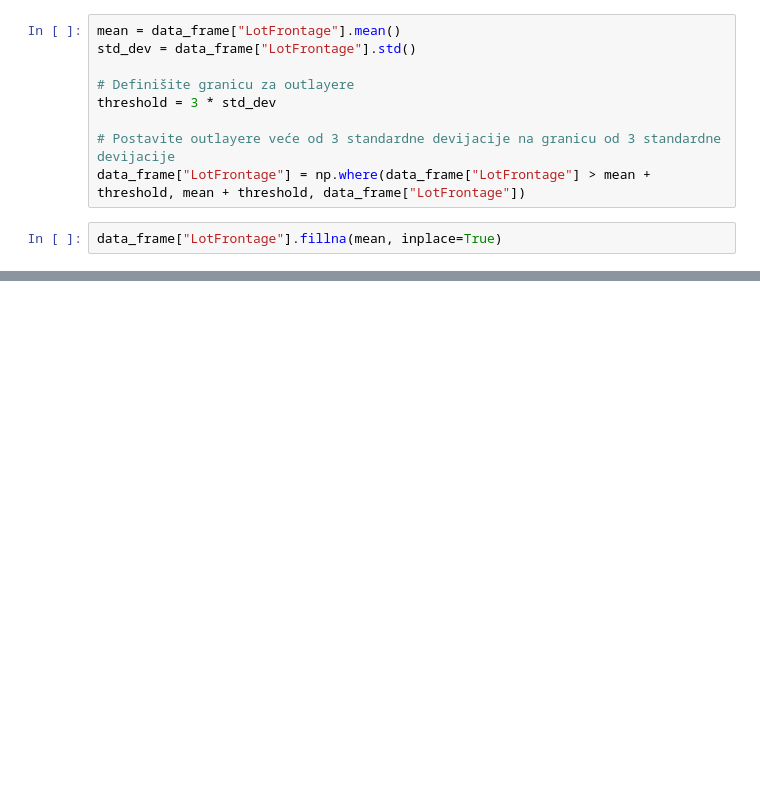
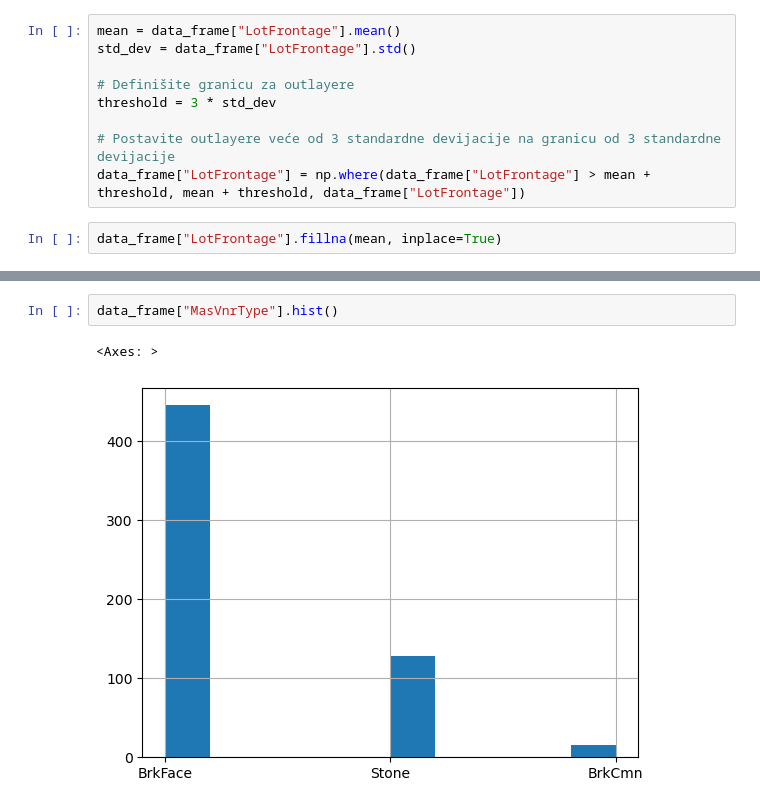
Before and after one commit to kristijanpetronijevic/kaggle_house_prices, a Jupyter notebook: train.ipynb, the cells around one changed output, grey strips where cells are left out. Drawn from its saved outputs; the diff is of its cells as text; blank space fills up the shorter version.

```diff
--- a/train.ipynb
+++ b/train.ipynb
@@ -107,0 +141,5 @@ plt.show()
+# %%
+data_frame["MasVnrType"].hist()
+# %% [output]
+<Axes: >
+[figure, added]
```
Also changed, not shown: parts of 39 cells of this notebook.
